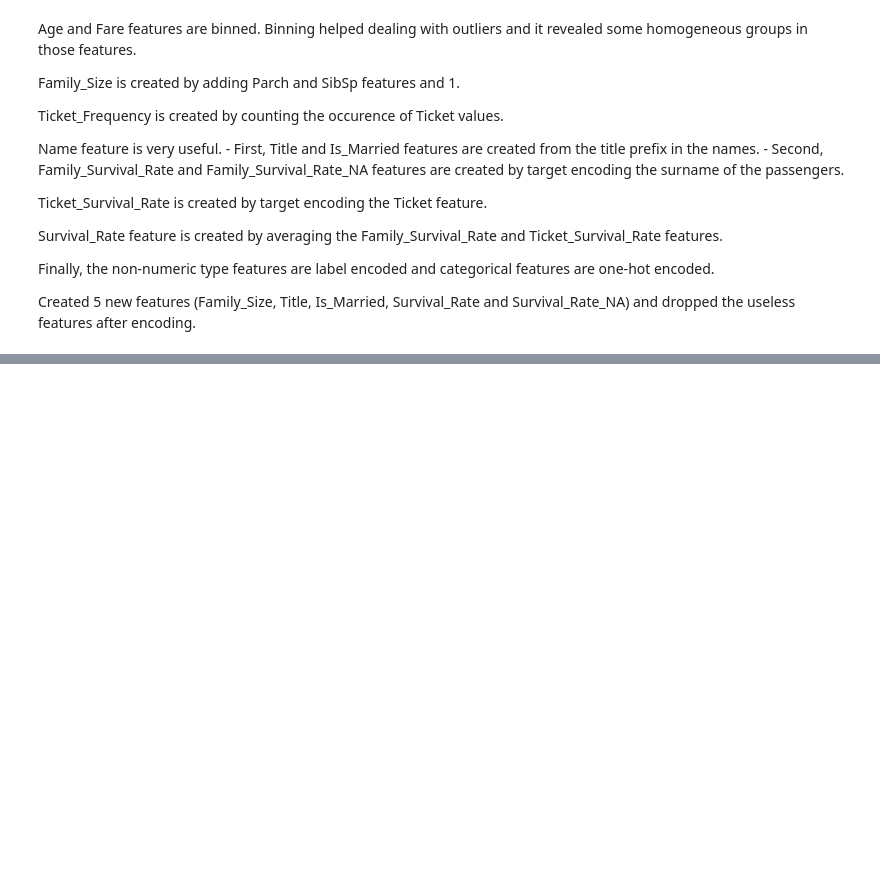
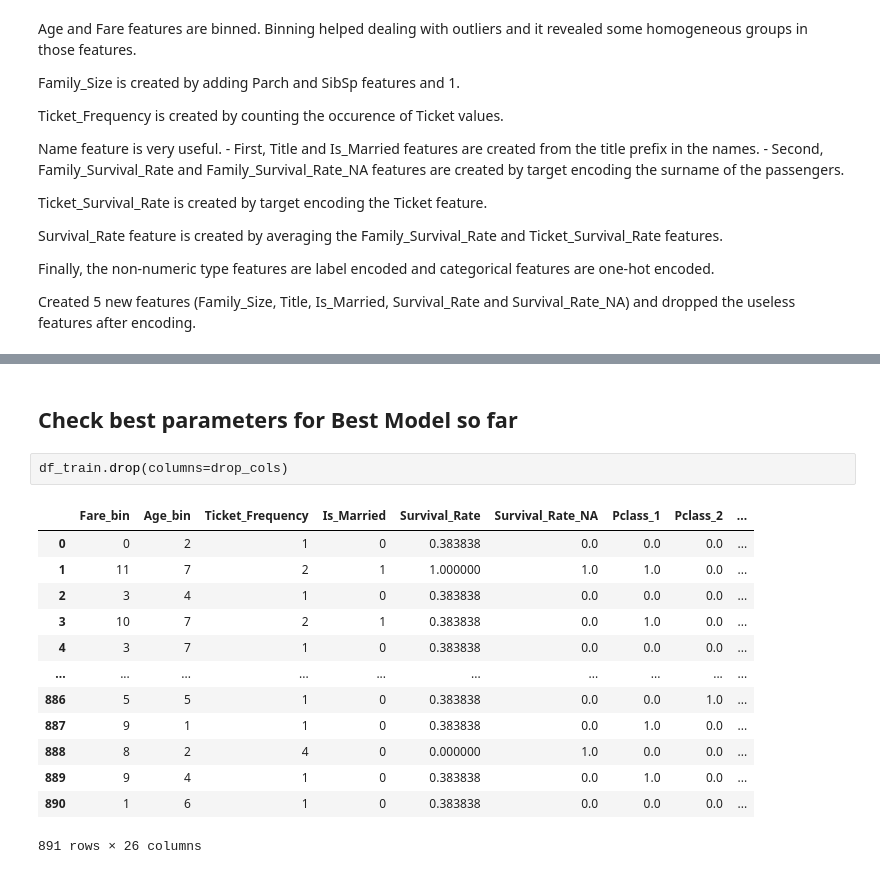
Before and after one commit to jtavara23/Titanic_survivor_prediction, a Jupyter notebook: main.ipynb, the cells around one changed output, grey strips where cells are left out. Cells and saved outputs as stored; diff of their text form; blank space fills up the shorter version.

```diff
--- a/main.ipynb
+++ b/main.ipynb
@@ -1289,0 +1588,18 @@ Created 5 new features (Family_Size, Title, Is_Married, Survival_Rate and Surviv
+# %% [markdown]
+## Check best parameters for Best Model so far
+# %%
+df_train.drop(columns=drop_cols)
+# %% [output]
+|  | Fare_bin | Age_bin | Ticket_Frequency | Is_Married | Survival_Rate | Survival_Rate_NA | Pclass_1 | Pclass_2 | ... |
+| 0 | 0 | 2 | 1 | 0 | 0.383838 | 0.0 | 0.0 | 0.0 | ... |
+| 1 | 11 | 7 | 2 | 1 | 1.000000 | 1.0 | 1.0 | 0.0 | ... |
+| 2 | 3 | 4 | 1 | 0 | 0.383838 | 0.0 | 0.0 | 0.0 | ... |
+| 3 | 10 | 7 | 2 | 1 | 0.383838 | 0.0 | 1.0 | 0.0 | ... |
+| 4 | 3 | 7 | 1 | 0 | 0.383838 | 0.0 | 0.0 | 0.0 | ... |
+| ... | ... | ... | ... | ... | ... | ... | ... | ... | ... |
+| 886 | 5 | 5 | 1 | 0 | 0.383838 | 0.0 | 0.0 | 1.0 | ... |
+| 887 | 9 | 1 | 1 | 0 | 0.383838 | 0.0 | 1.0 | 0.0 | ... |
+| 888 | 8 | 2 | 4 | 0 | 0.000000 | 1.0 | 0.0 | 0.0 | ... |
+| 889 | 9 | 4 | 1 | 0 | 0.383838 | 0.0 | 1.0 | 0.0 | ... |
+| 890 | 1 | 6 | 1 | 0 | 0.383838 | 0.0 | 0.0 | 0.0 | ... |
+891 rows × 26 columns
```
Also changed, not shown: parts of 36 cells of this notebook, 4 other files.
